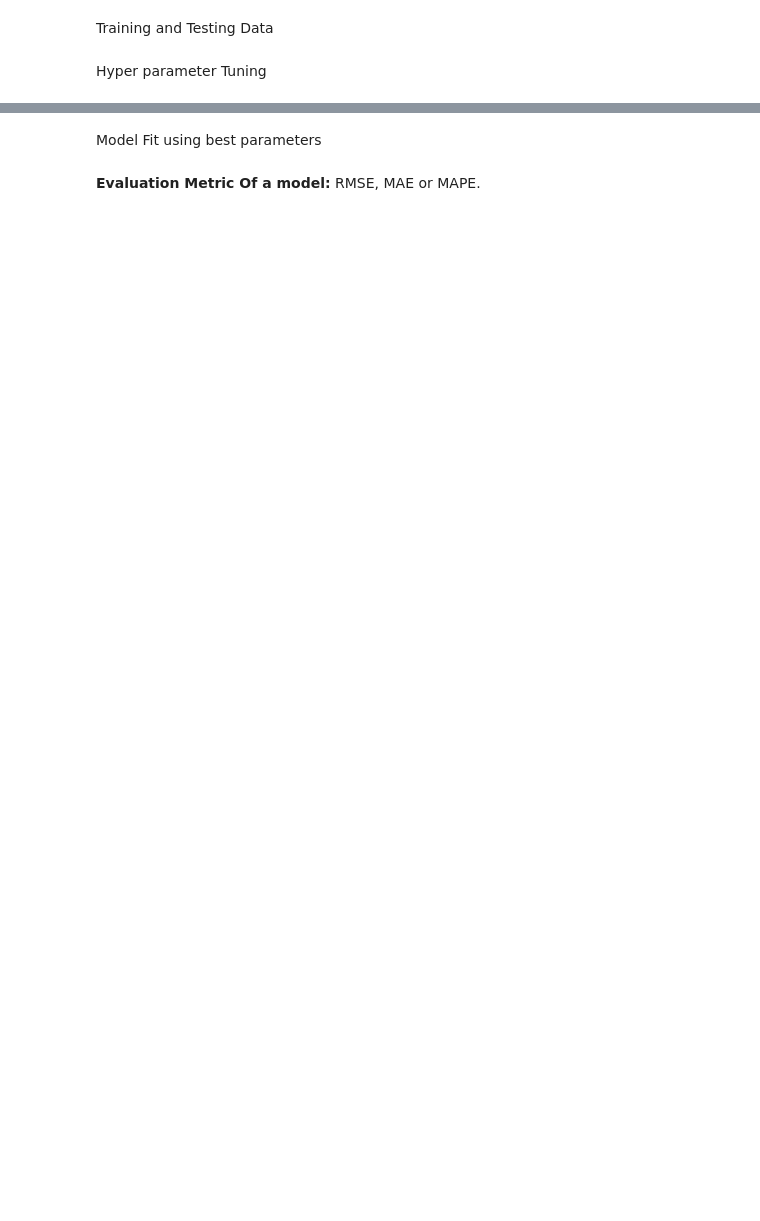
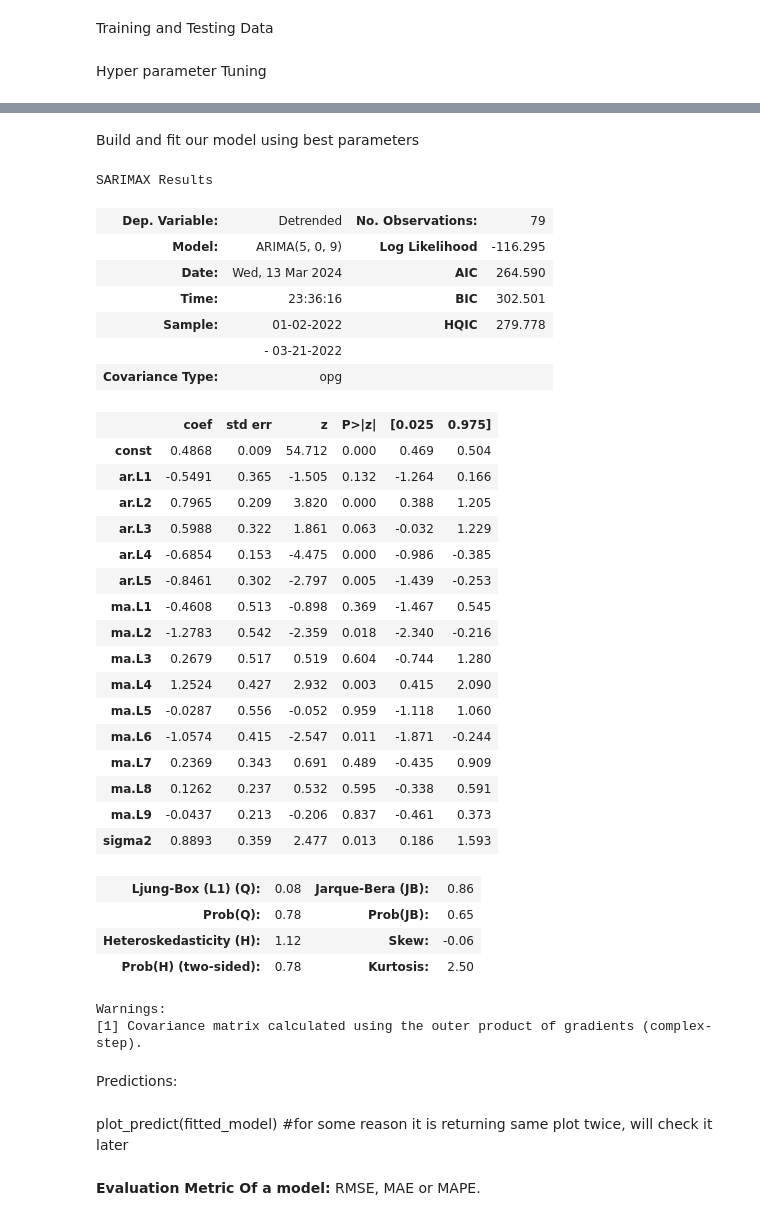
Before and after one commit to TanusreeDas/machine-learning-with-python, a Jupyter notebook: notebooks/time_series_forecasting-practice_code.ipynb, the cells around one changed output, grey strips where cells are left out. Cells and saved outputs as stored; diff of their text form; code cells hidden in the pictures; blank space fills up the shorter version.

```diff
--- a/notebooks/time_series_forecasting-practice_code.ipynb
+++ b/notebooks/time_series_forecasting-practice_code.ipynb
@@ -453,10 +456,43 @@ d=0
 q=9
 trend='c'
 # %% [markdown]
-Model Fit using best parameters
+Build and fit our model using best parameters
 # %%
 model = ARIMA(train_data, order=(p, d, q))
 fitted_model = model.fit()
 
-# Make predictions on test data
-predictions = fitted_model.forecast(steps=len(test_data))
+fitted_model.summary()
+# %% [output]
+SARIMAX Results
+| Dep. Variable: | Detrended | No. Observations: | 79 |
+| Model: | ARIMA(5, 0, 9) | Log Likelihood | -116.295 |
+| Date: | Wed, 13 Mar 2024 | AIC | 264.590 |
+| Time: | 23:36:16 | BIC | 302.501 |
+| Sample: | 01-02-2022 | HQIC | 279.778 |
+|  | - 03-21-2022 |  |  |
+| Covariance Type: | opg |  |  |
+|  | coef | std err | z | P>|z| | [0.025 | 0.975] |
+| const | 0.4868 | 0.009 | 54.712 | 0.000 | 0.469 | 0.504 |
+| ar.L1 | -0.5491 | 0.365 | -1.505 | 0.132 | -1.264 | 0.166 |
+| ar.L2 | 0.7965 | 0.209 | 3.820 | 0.000 | 0.388 | 1.205 |
+| ar.L3 | 0.5988 | 0.322 | 1.861 | 0.063 | -0.032 | 1.229 |
+| ar.L4 | -0.6854 | 0.153 | -4.475 | 0.000 | -0.986 | -0.385 |
+| ar.L5 | -0.8461 | 0.302 | -2.797 | 0.005 | -1.439 | -0.253 |
+| ma.L1 | -0.4608 | 0.513 | -0.898 | 0.369 | -1.467 | 0.545 |
+| ma.L2 | -1.2783 | 0.542 | -2.359 | 0.018 | -2.340 | -0.216 |
+| ma.L3 | 0.2679 | 0.517 | 0.519 | 0.604 | -0.744 | 1.280 |
+| ma.L4 | 1.2524 | 0.427 | 2.932 | 0.003 | 0.415 | 2.090 |
+| ma.L5 | -0.0287 | 0.556 | -0.052 | 0.959 | -1.118 | 1.060 |
+| ma.L6 | -1.0574 | 0.415 | -2.547 | 0.011 | -1.871 | -0.244 |
+| ma.L7 | 0.2369 | 0.343 | 0.691 | 0.489 | -0.435 | 0.909 |
+| ma.L8 | 0.1262 | 0.237 | 0.532 | 0.595 | -0.338 | 0.591 |
+| ma.L9 | -0.0437 | 0.213 | -0.206 | 0.837 | -0.461 | 0.373 |
+| sigma2 | 0.8893 | 0.359 | 2.477 | 0.013 | 0.186 | 1.593 |
+| Ljung-Box (L1) (Q): | 0.08 | Jarque-Bera (JB): | 0.86 |
+| Prob(Q): | 0.78 | Prob(JB): | 0.65 |
+| Heteroskedasticity (H): | 1.12 | Skew: | -0.06 |
+| Prob(H) (two-sided): | 0.78 | Kurtosis: | 2.50 |
+Warnings:
+[1] Covariance matrix calculated using the outer product of gradients (complex-step).
+# %% [markdown]
+Predictions:
@@ -463,3 +501,5 @@ predictions = fitted_model.forecast(steps=len(test_data))
+# %% [markdown]
+plot_predict(fitted_model) #for some reason it is returning same plot twice, will check it later
 # %% [markdown]
 <b>Evaluation Metric Of a model:</b> RMSE, MAE or MAPE.
 # %%
```
Also changed, not shown: parts of 27 cells of this notebook.
